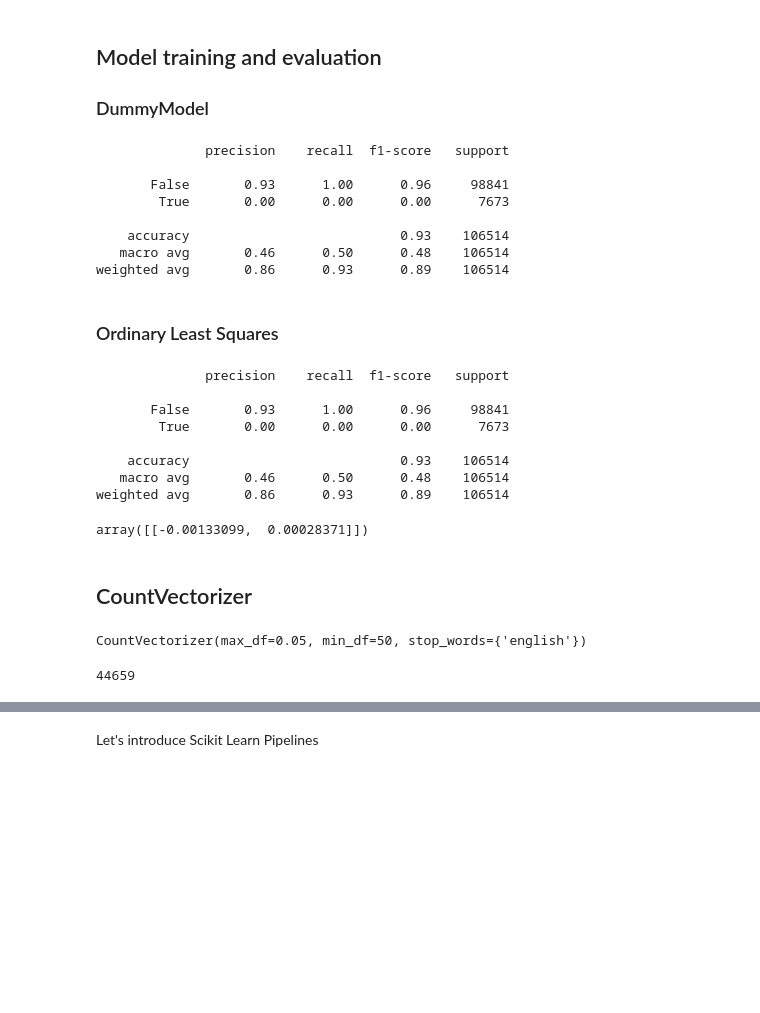
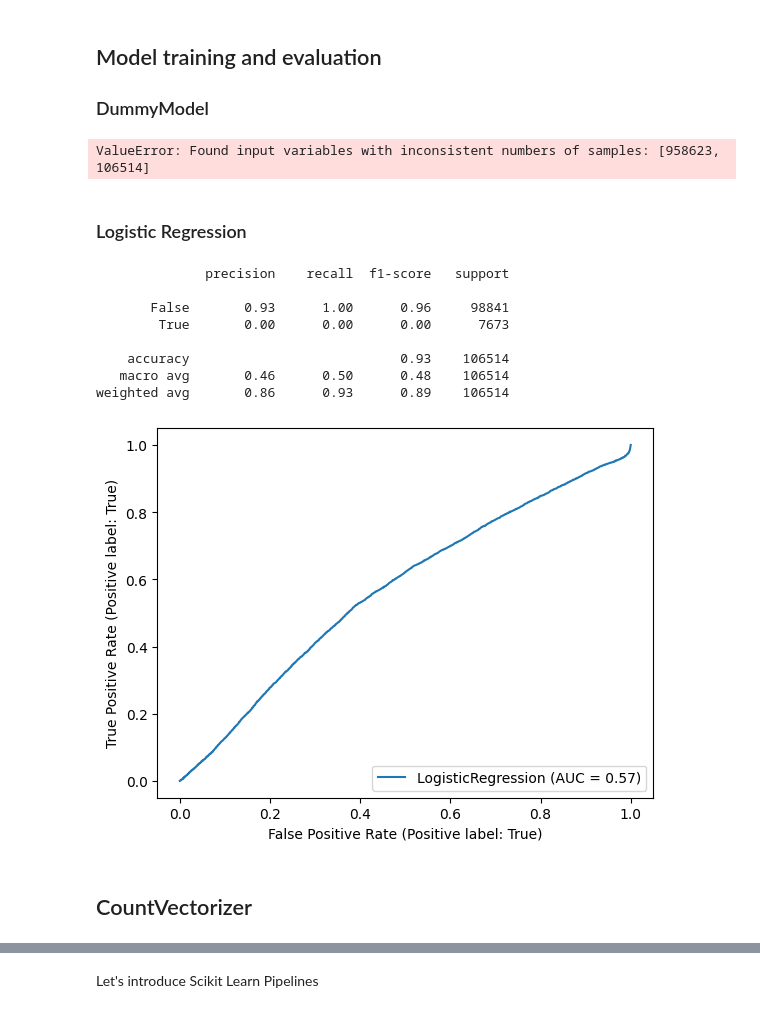
Before and after one commit to andyzilla/goodreads_popularity_prediction, a Jupyter notebook: notebooks/02 - Model training and evaluation.ipynb, the cells around one changed output, grey strips where cells are left out. Drawn from its saved outputs; the diff is of its cells as text; code cells hidden in the pictures; blank space fills up the shorter version.

Commit message:
Model training & evaluation v1 ready, scripts for model and data, starting error analysis

```diff
--- a/notebooks/02 - Model training and evaluation.ipynb
+++ b/notebooks/02 - Model training and evaluation.ipynb
@@ -43,0 +13,2 @@ X_train, X_test, y_train, y_test = train_test_split(X, y, test_size=0.1, random_
+# %%
+X_train, y_train, X_test, y_test = load_train_test_sets()
@@ -54,44 +23,30 @@ def train_evaluate_model(model, X_train=None, y_train=None, X_test=None, y_test=
 ## Model training and evaluation
 ### DummyModel
 # %%
-dummy_regressor = DummyClassifier()
-print(train_evaluate_model(dummy_regressor,
-                     X_train=X_train,
-                     y_train=y_train,
+dummy_classifier = DummyClassifier()
+dummy_classifier.fit(X_train, y_train)
+print(evaluate_model(dummy_classifier,
                      X_test=X_test,
                      y_test=y_test))
 # %% [output]
-              precision    recall  f1-score   support
-
-       False       0.93      1.00      0.96     98841
-        True       0.00      0.00      0.00      7673
-
-    accuracy                           0.93    106514
-   macro avg       0.46      0.50      0.48    106514
-weighted avg       0.86      0.93      0.89    106514
+ValueError: Found input variables with inconsistent numbers of samples: [958623, 106514]
-# %% [markdown]
-### Ordinary Least Squares
+# %% [markdown]
+### Logistic Regression
 # %%
 lr = linear_model.LogisticRegression()
-report = train_evaluate_model(lr,
-                     X_train=X_train[['PublishYear', 'PagesNumber']],
-                     y_train=y_train,
+lr.fit(X_train[['PublishYear', 'PagesNumber']], y_train)
+evaluate_model(lr,
                      X_test=X_test[['PublishYear', 'PagesNumber']],
                      y_test=y_test)
-
-print(report)
 # %% [output]
               precision    recall  f1-score   support
 
        False       0.93      1.00      0.96     98841
         True       0.00      0.00      0.00      7673
 
     accuracy                           0.93    106514
    macro avg       0.46      0.50      0.48    106514
 weighted avg       0.86      0.93      0.89    106514
+[figure, added]
-# %%
-lr.coef_
-# %% [output]
-array([[-0.00133099,  0.00028371]])
 # %% [markdown]
 ## CountVectorizer
@@ -102,8 +52,0 @@ vectorizer = CountVectorizer(stop_words={'english'},
-# %%
-vectorizer.fit(X_train['Description'])
-# %% [output]
-CountVectorizer(max_df=0.05, min_df=50, stop_words={'english'})
-# %%
-len(vectorizer.vocabulary_)
-# %% [output]
-44659
```
Also changed, not shown: parts of 31 cells of this notebook, 6 other files.
